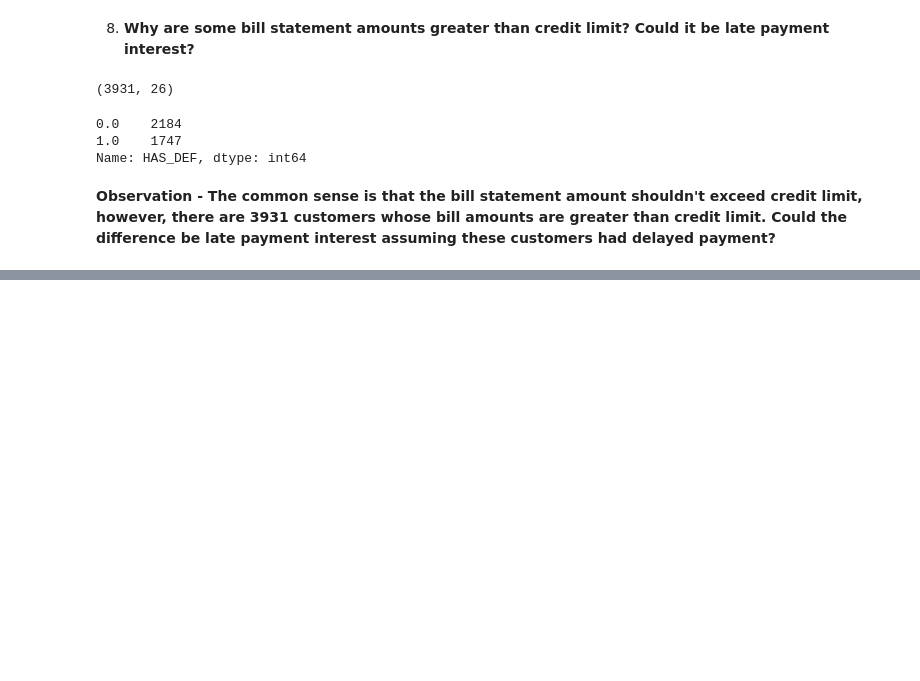
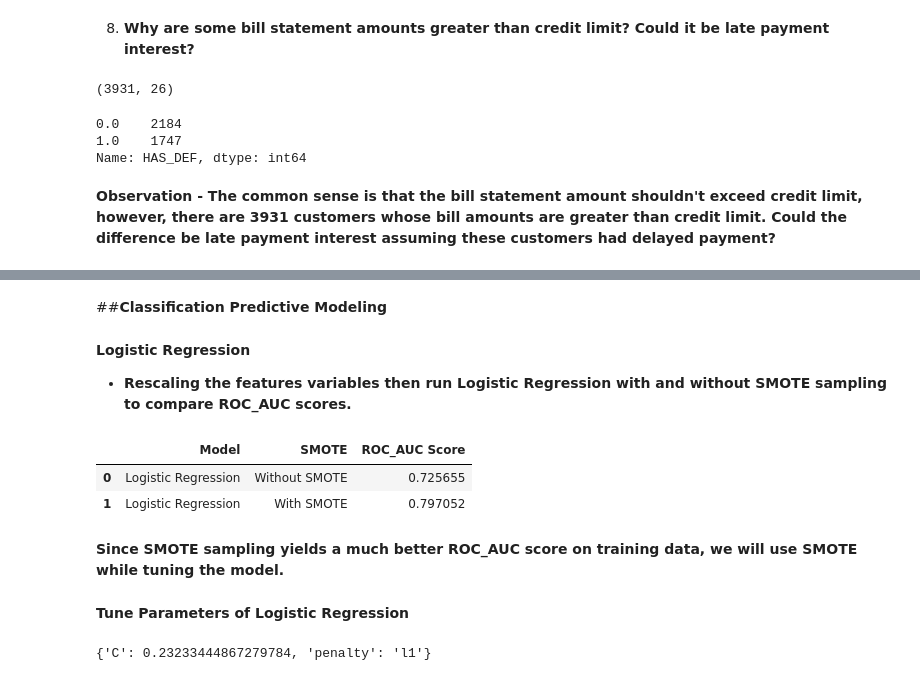
Before and after one commit to DSJibran/Credit-Card-Default-Prediction, a Jupyter notebook: Credit_Card_Default_Prediction.ipynb, the cells around one changed output, grey strips where cells are left out. Saved outputs shown, nothing was run; the diff lists cells and outputs as text; code cells hidden in the pictures; blank space fills up the shorter version.

```diff
--- a/Credit_Card_Default_Prediction.ipynb
+++ b/Credit_Card_Default_Prediction.ipynb
@@ -597,0 +677,79 @@ Name: HAS_DEF, dtype: int64
+# %%
+# Define function to rescale training data using StandardScaler
+
+def standard_scaler(X_train, X_test, numerical_cols):
+
+    # Make copies of dataset
+    X_train_std = X_train.copy()
+    X_test_std = X_test.copy()
+
+    # Apply standardization on numerical features only
+    for i in numerical_cols:
+        scl = StandardScaler().fit(X_train_std[[i]])     # fit on training data columns
+        X_train_std[i] = scl.transform(X_train_std[[i]]) # transform the training data columns
+        X_test_std[i] = scl.transform(X_test_std[[i]])   # transform the testing data columns
+
+    return X_train_std,X_test_std
+# %% [markdown]
+##**Classification Predictive Modeling**
+# %% [markdown]
+**Logistic Regression**
+
+* **Rescaling the features variables then run Logistic Regression with and without SMOTE sampling to compare ROC_AUC scores.**
+# %%
+def run_logistic_regression(imbalance=False):
+    # Split data
+    X_train, X_test, y_train, y_test = data_split(X, y, imbalance = imbalance)
+
+    # Rescale data
+    X_train_std, X_test_std = standard_scaler(X_train, X_test, numerical_cols = num_cols)
+
+    # Instantiate model
+    clf_lr = LogisticRegression(random_state=42)
+
+    # Fit the model
+    clf_lr.fit(X_train_std, y_train)
+
+    # Use model's default parameters to get cross validation score
+    scores = cross_val_score(clf_lr, X_train_std, y_train, scoring ="roc_auc", cv = 5)
+    roc_auc_lr = np.mean(scores)
+
+    if imbalance:
+        return "Logistic Regression", "With SMOTE", roc_auc_lr
+    else:
+        return "Logistic Regression", "Without SMOTE", roc_auc_lr
+
+model_result = []
+model_result.append(run_logistic_regression())
+model_result.append(run_logistic_regression(imbalance=True))
+
+pd.DataFrame(model_result, columns = ["Model", "SMOTE", "ROC_AUC Score"])
+# %% [output]
+|  | Model | SMOTE | ROC_AUC Score |
+| 0 | Logistic Regression | Without SMOTE | 0.725655 |
+| 1 | Logistic Regression | With SMOTE | 0.797052 |
+# %% [markdown]
+**Since SMOTE sampling yields a much better ROC_AUC score on training data, we will use SMOTE while tuning the model.**
+# %% [markdown]
+**Tune Parameters of Logistic Regression**
+# %%
+# Randomized search for the best C parameter
+
+from sklearn.model_selection import RandomizedSearchCV
+from scipy.stats import uniform
+
+# Split data with SMOTE
+X_train, X_test, y_train, y_test = data_split(X, y, imbalance = True)
+
+# Rescale data
+X_train_std, X_test_std = standard_scaler(X_train, X_test, numerical_cols = num_cols)
+
+logistic = LogisticRegression(solver='saga', tol=1e-2, max_iter=200,random_state=42)
+distributions = dict(C=uniform(loc=0, scale=4), penalty=['l2', 'l1'])
+clf = RandomizedSearchCV(logistic, distributions, random_state=42)
+
+lr_best= clf.fit(X_train_std, y_train)
+
+print(lr_best.best_params_)
+# %% [output]
+{'C': 0.23233444867279784, 'penalty': 'l1'}
```
Also changed, not shown: parts of 33 cells of this notebook.
